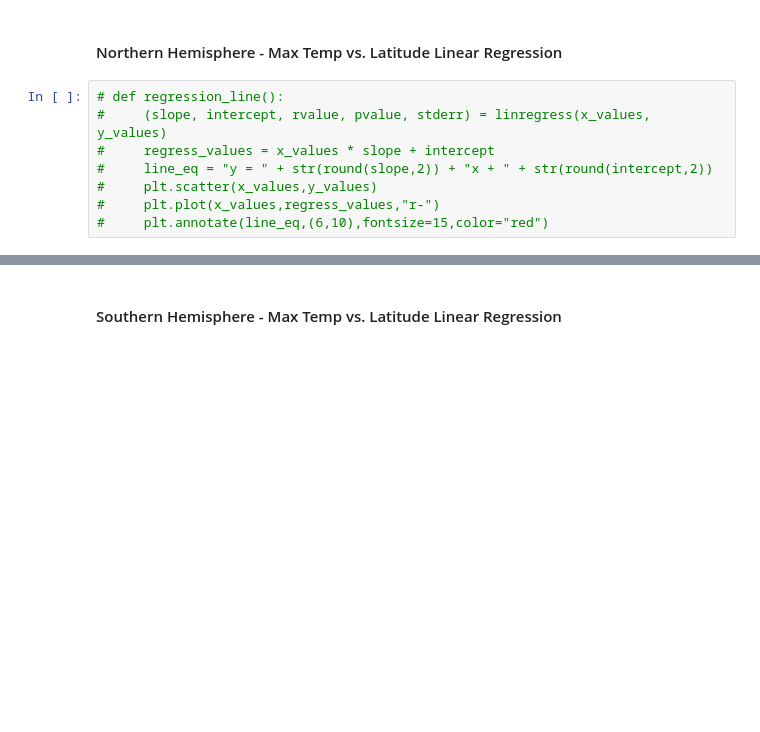
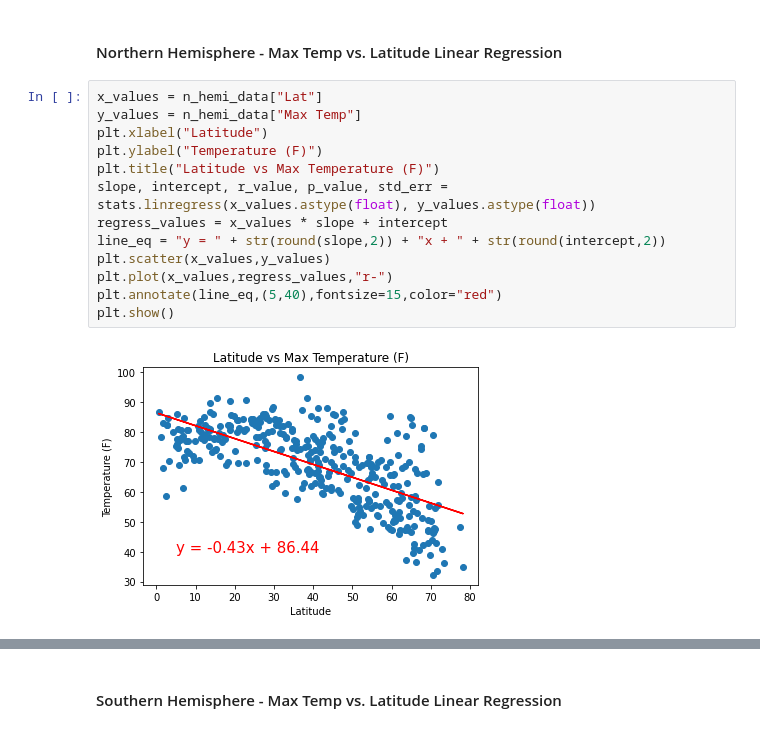
Before and after one commit to tritchlin/python-api-challenge, a Jupyter notebook: starter_code/WeatherPy.ipynb, the cells around one changed output, grey strips where cells are left out. Saved outputs shown, nothing was run; the diff lists cells and outputs as text; blank space fills up the shorter version.

```diff
--- a/starter_code/WeatherPy.ipynb
+++ b/starter_code/WeatherPy.ipynb
@@ -307,10 +239,17 @@ plt.show()
 # %% [markdown]
 ####  Northern Hemisphere - Max Temp vs. Latitude Linear Regression
 # %%
-# def regression_line():
-#     (slope, intercept, rvalue, pvalue, stderr) = linregress(x_values, y_values)
-#     regress_values = x_values * slope + intercept
-#     line_eq = "y = " + str(round(slope,2)) + "x + " + str(round(intercept,2))
-#     plt.scatter(x_values,y_values)
-#     plt.plot(x_values,regress_values,"r-")
-#     plt.annotate(line_eq,(6,10),fontsize=15,color="red")
+x_values = n_hemi_data["Lat"]
+y_values = n_hemi_data["Max Temp"]
+plt.xlabel("Latitude")
+plt.ylabel("Temperature (F)")
+plt.title("Latitude vs Max Temperature (F)")
+slope, intercept, r_value, p_value, std_err = stats.linregress(x_values.astype(float), y_values.astype(float))
+regress_values = x_values * slope + intercept
+line_eq = "y = " + str(round(slope,2)) + "x + " + str(round(intercept,2))
+plt.scatter(x_values,y_values)
+plt.plot(x_values,regress_values,"r-")
+plt.annotate(line_eq,(5,40),fontsize=15,color="red")
+plt.show()
+# %% [output]
+[figure, added]
```
Also changed, not shown: parts of 25 cells of this notebook.
